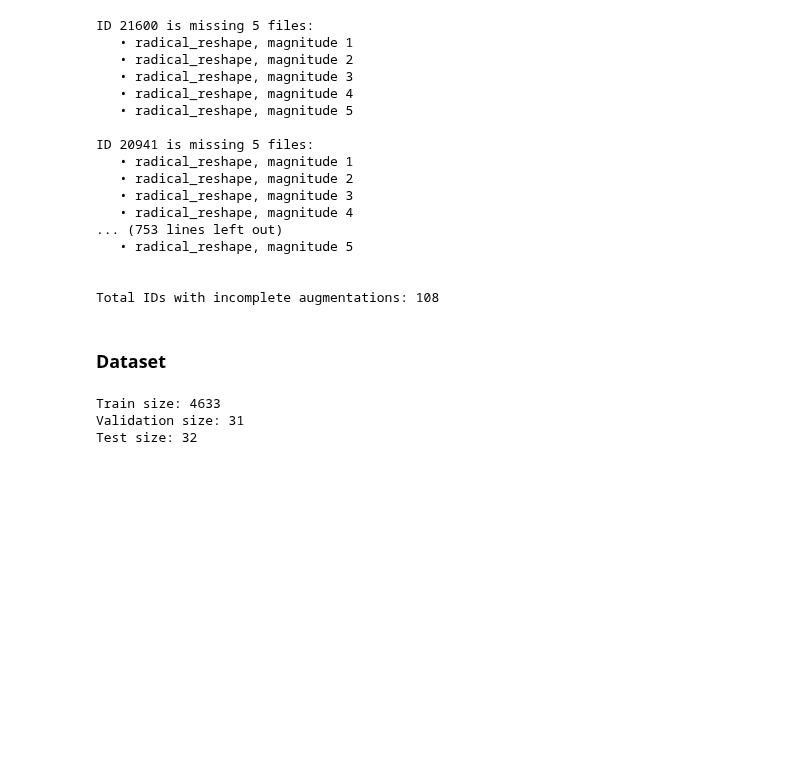
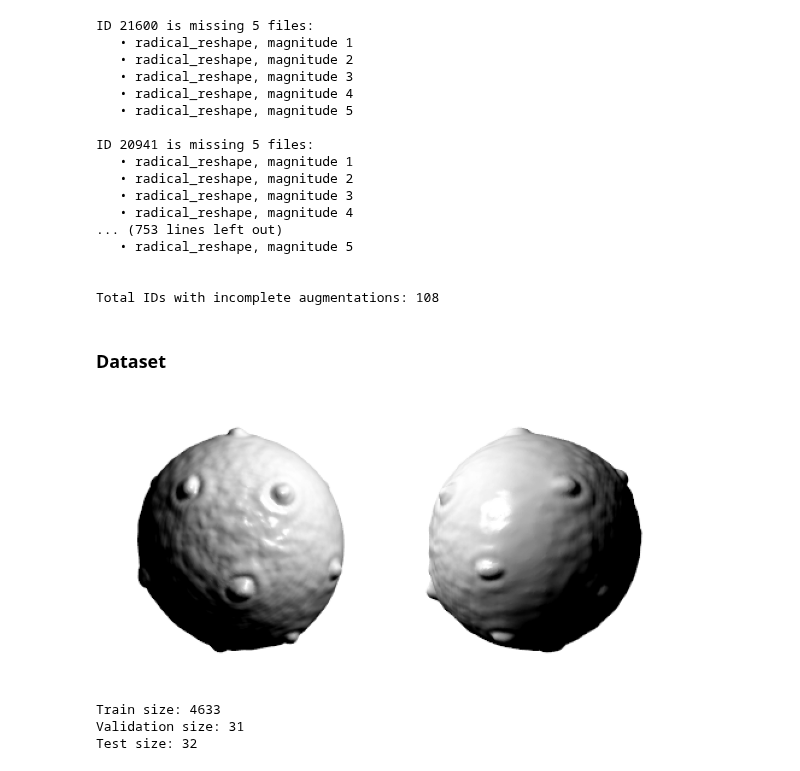
Before and after one commit to 3d-pollen-reconstruction/sequoia, a Jupyter notebook: notebooks/sandbox.ipynb, the cells around one changed output. Saved outputs shown, nothing was run; the diff lists cells and outputs as text; code cells hidden in the pictures; blank space fills up the shorter version.

Commit message:
extended image generator and made pix2vox ready for experiments

```diff
--- a/notebooks/sandbox.ipynb
+++ b/notebooks/sandbox.ipynb
@@ -201,3 +225,23 @@ class PollenDataset(Dataset):
+# %%
+import matplotlib.pyplot as plt
+
+data = PollenDataset(n_images=2)
+
+def plot_images(images: Tuple[torch.Tensor, ...]):
+    n = len(images)
+    fig, axes = plt.subplots(1, n, figsize=(n * 3, 3))
+    for i in range(n):
+        ax = axes[i] if n > 1 else axes
+        ax.imshow(images[i].cpu().numpy(), cmap="gray")
+        ax.axis("off")
+    plt.tight_layout()
+    plt.show()
+
+# Example usage
+images, rotations, voxels = data[0]
+plot_images(images)
+# %% [output]
+[figure, added]
 # %%
 import os
 import json
```
Also changed, not shown: parts of 1 cell of this notebook, 10 other files.
